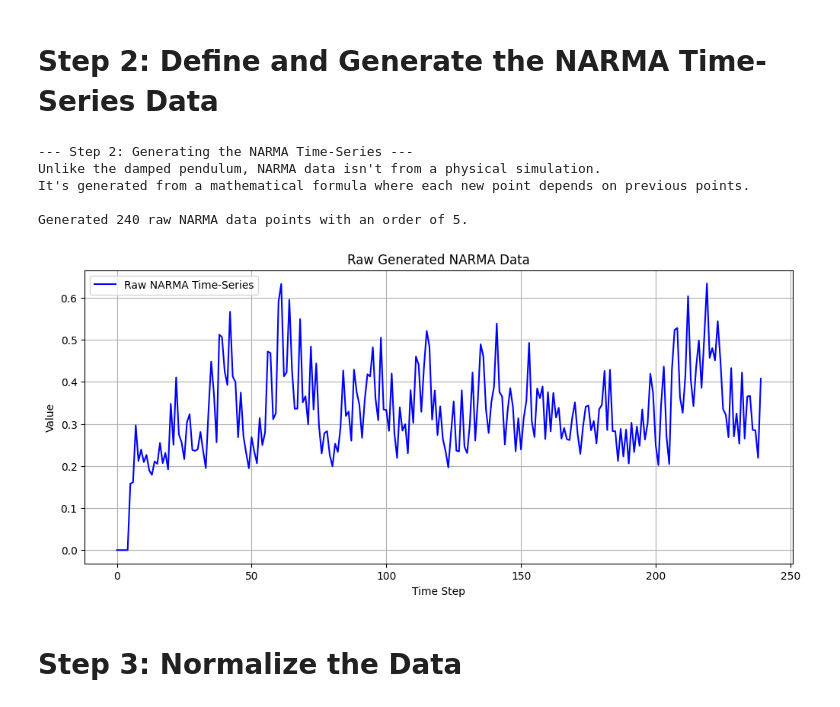
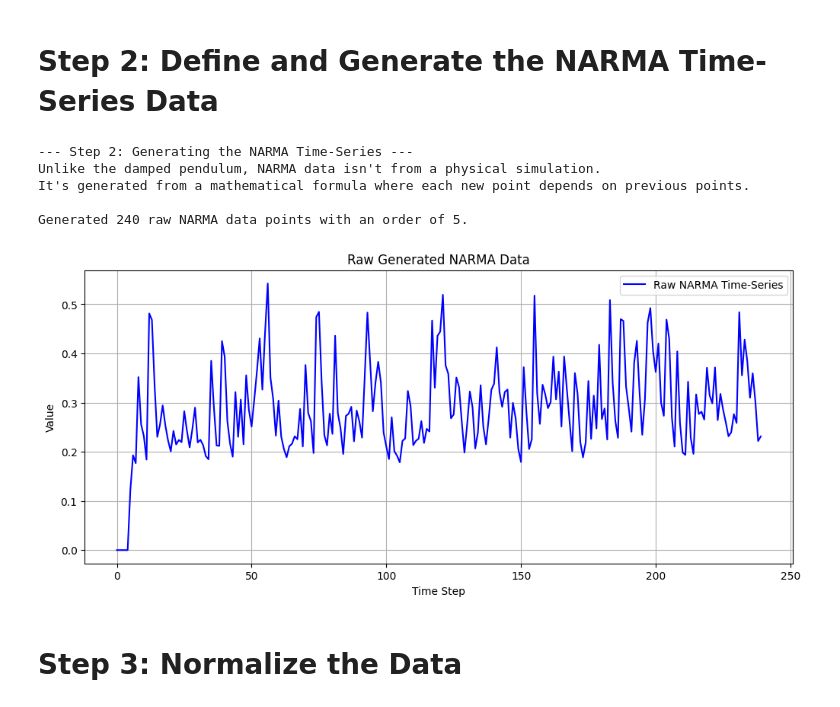
Before and after one commit to JHPark9090/HQTCN, a Jupyter notebook: datasets/narma.ipynb, the cells around one changed output. Cells and saved outputs as stored; diff of their text form; code cells hidden in the pictures.

Commit message:
fixed random seed in the NARMA dataset

```diff
--- a/datasets/narma.ipynb
+++ b/datasets/narma.ipynb
@@ -20,11 +20,15 @@ print("--- Step 2: Generating the NARMA Time-Series ---")
 print("Unlike the damped pendulum, NARMA data isn't from a physical simulation.")
 print("It's generated from a mathematical formula where each new point depends on previous points.\n")
 
-def generate_narma_data(n_samples, order):
+def generate_narma_data(n_samples, order, seed=None):
     """
     Generates a NARMA (Non-linear Autoregressive Moving Average) time-series.
     The value at time 't' depends on previous values of 'y' and a random input 'u'.
     """
+    # Fix the random seed for reproducibility
+    if seed is not None:
+        np.random.seed(seed)
+
     # A random, uniformly distributed input signal
     u = np.random.uniform(0, 0.5, n_samples)
     y = np.zeros(n_samples)
@@ -36,35 +40,35 @@ def generate_narma_data(n_samples, order):
         term3 = 1.5 * u[t-order] * u[t-1]
         term4 = 0.1
         y[t] = term1 + term2 + term3 + term4
 
     # Reshape to (n_samples, 1) for the scaler
     return y.reshape(-1, 1)
 
 # Set the parameters for data generation
 n_samples = 240  # Total number of data points to generate
 order = 5        # The memory of the system (how far back it looks)
 
 # Generate the raw NARMA time-series
-narma_raw = generate_narma_data(n_samples, order)
+narma_raw = generate_narma_data(n_samples, order, seed=42)
 
 print(f"Generated {n_samples} raw NARMA data points with an order of {order}.\n")
 
 # Visualize the raw NARMA data
 plt.figure(figsize=(12, 5))
 plt.plot(narma_raw, 'b-', label='Raw NARMA Time-Series')
 plt.title('Raw Generated NARMA Data')
 plt.xlabel('Time Step')
 plt.ylabel('Value')
 plt.legend()
 plt.grid(True)
 plt.show()
 # %% [output]
 --- Step 2: Generating the NARMA Time-Series ---
 Unlike the damped pendulum, NARMA data isn't from a physical simulation.
 It's generated from a mathematical formula where each new point depends on previous points.
 
 Generated 240 raw NARMA data points with an order of 5.
-[figure, old version]
+[figure, new version]
 # %% [markdown]
 # Step 3: Normalize the Data
 # %%
```
Also changed, not shown: 2 other files.
